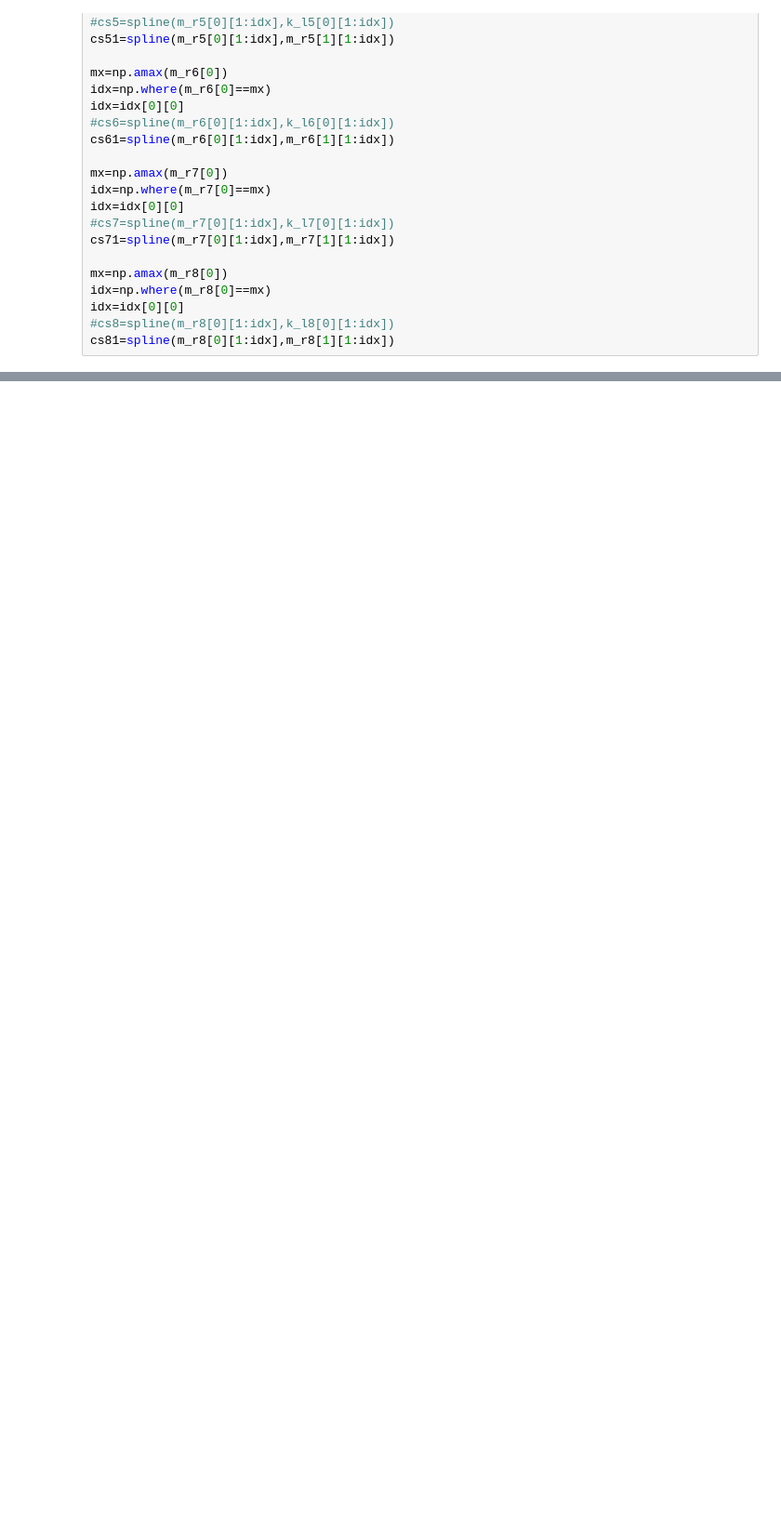
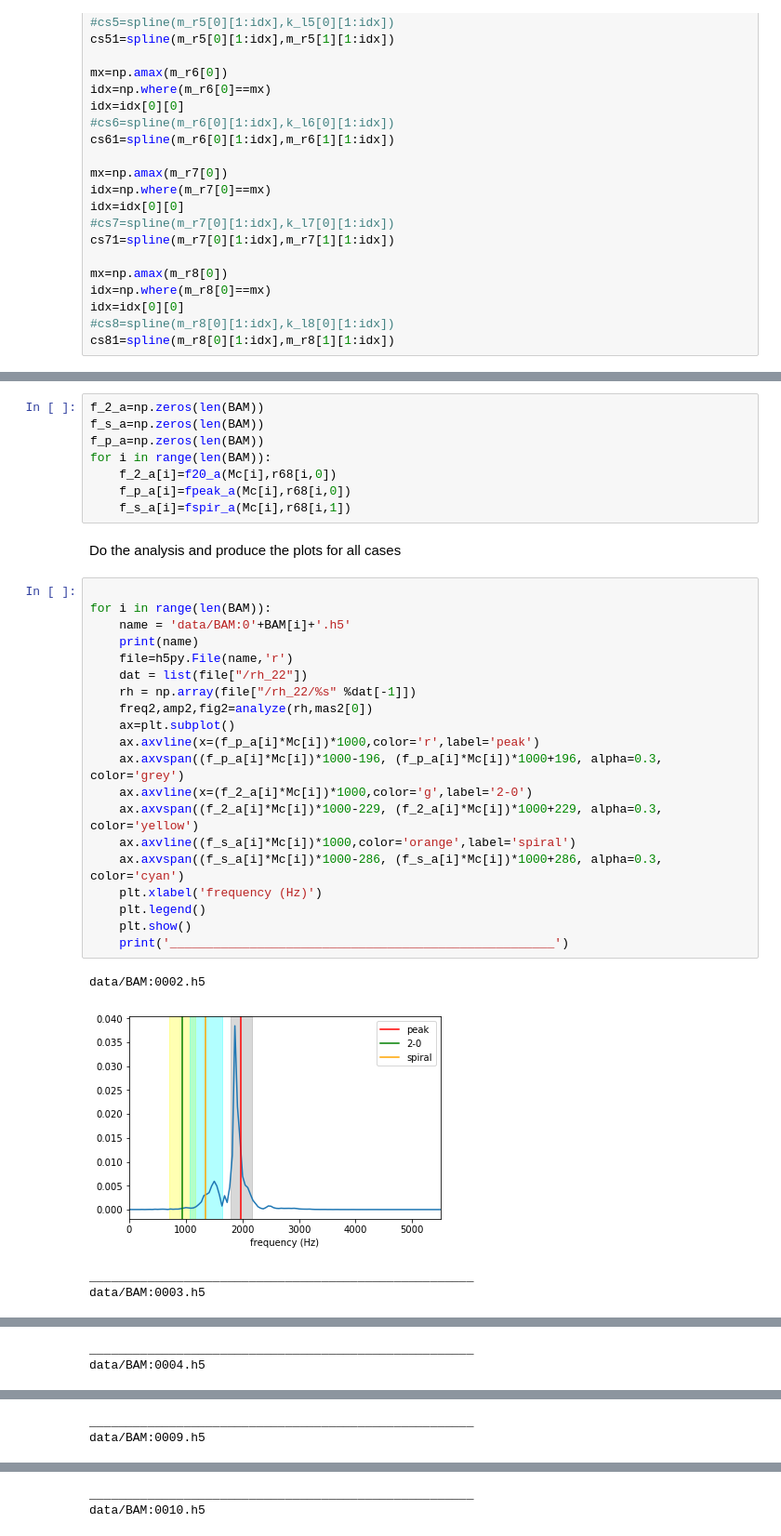
Before and after one commit to johnkou97/postmerger_frequencies, a Jupyter notebook: Plots.ipynb, the cells around one changed output, grey strips where cells are left out. Shown at 93% size. Cells and saved outputs as stored; diff of their text form; blank space fills up the shorter version.

Commit message:
Add q!=1 cases

```diff
--- a/Plots.ipynb
+++ b/Plots.ipynb
@@ -334,0 +342,35 @@ data/BAM:0036.h5
+# %%
+f_2_a=np.zeros(len(BAM))
+f_s_a=np.zeros(len(BAM))
+f_p_a=np.zeros(len(BAM))
+for i in range(len(BAM)):
+    f_2_a[i]=f20_a(Mc[i],r68[i,0])
+    f_p_a[i]=fpeak_a(Mc[i],r68[i,0])
+    f_s_a[i]=fspir_a(Mc[i],r68[i,1])
+# %% [markdown]
+Do the analysis and produce the plots for all cases
+# %%
+
+for i in range(len(BAM)):
+    name = 'data/BAM:0'+BAM[i]+'.h5'
+    print(name)
+    file=h5py.File(name,'r')
+    dat = list(file["/rh_22"])
+    rh = np.array(file["/rh_22/%s" %dat[-1]])
+    freq2,amp2,fig2=analyze(rh,mas2[0])
+    ax=plt.subplot()
+    ax.axvline(x=(f_p_a[i]*Mc[i])*1000,color='r',label='peak')
+    ax.axvspan((f_p_a[i]*Mc[i])*1000-196, (f_p_a[i]*Mc[i])*1000+196, alpha=0.3, color='grey')
+    ax.axvline(x=(f_2_a[i]*Mc[i])*1000,color='g',label='2-0')
+    ax.axvspan((f_2_a[i]*Mc[i])*1000-229, (f_2_a[i]*Mc[i])*1000+229, alpha=0.3, color='yellow')
+    ax.axvline((f_s_a[i]*Mc[i])*1000,color='orange',label='spiral')
+    ax.axvspan((f_s_a[i]*Mc[i])*1000-286, (f_s_a[i]*Mc[i])*1000+286, alpha=0.3, color='cyan')
+    plt.xlabel('frequency (Hz)')
+    plt.legend()
+    plt.show()
+    print('_____________________________________________________')
+# %% [output]
+data/BAM:0002.h5
+[figure, added]
+_____________________________________________________
+data/BAM:0003.h5
@@ -334,0 +378,2 @@ data/BAM:0036.h5
+_____________________________________________________
+data/BAM:0004.h5
@@ -334,0 +381,2 @@ data/BAM:0036.h5
+_____________________________________________________
+data/BAM:0009.h5
@@ -334,0 +384,2 @@ data/BAM:0036.h5
+_____________________________________________________
+data/BAM:0010.h5
```
Also changed, not shown: parts of 18 cells of this notebook.
